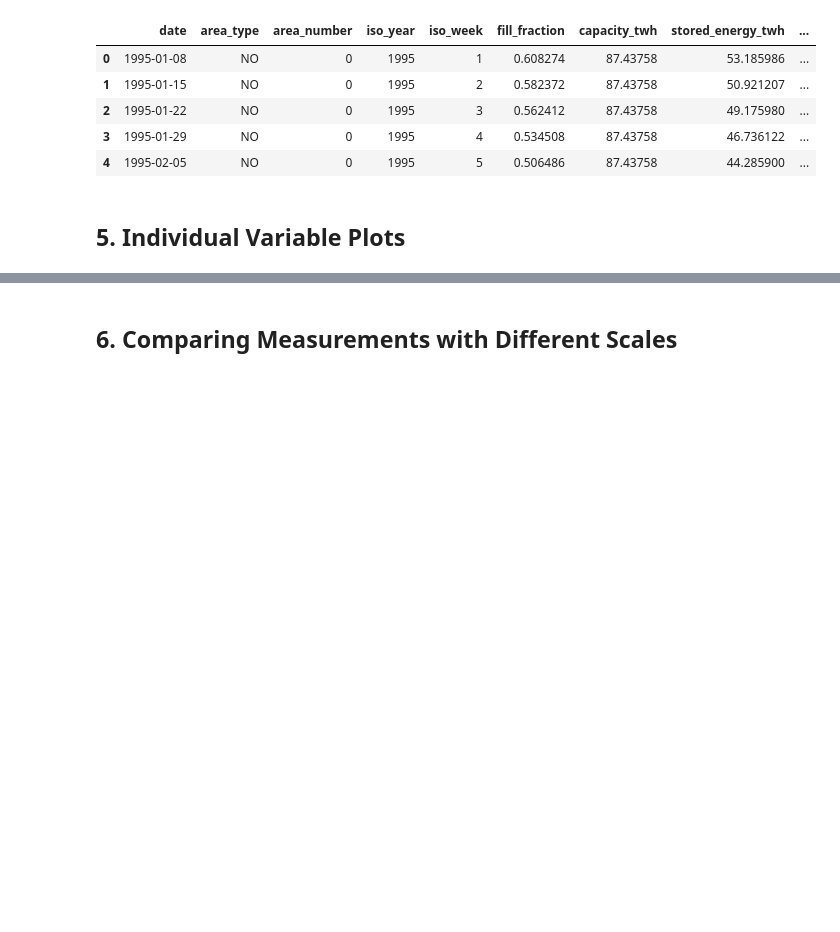
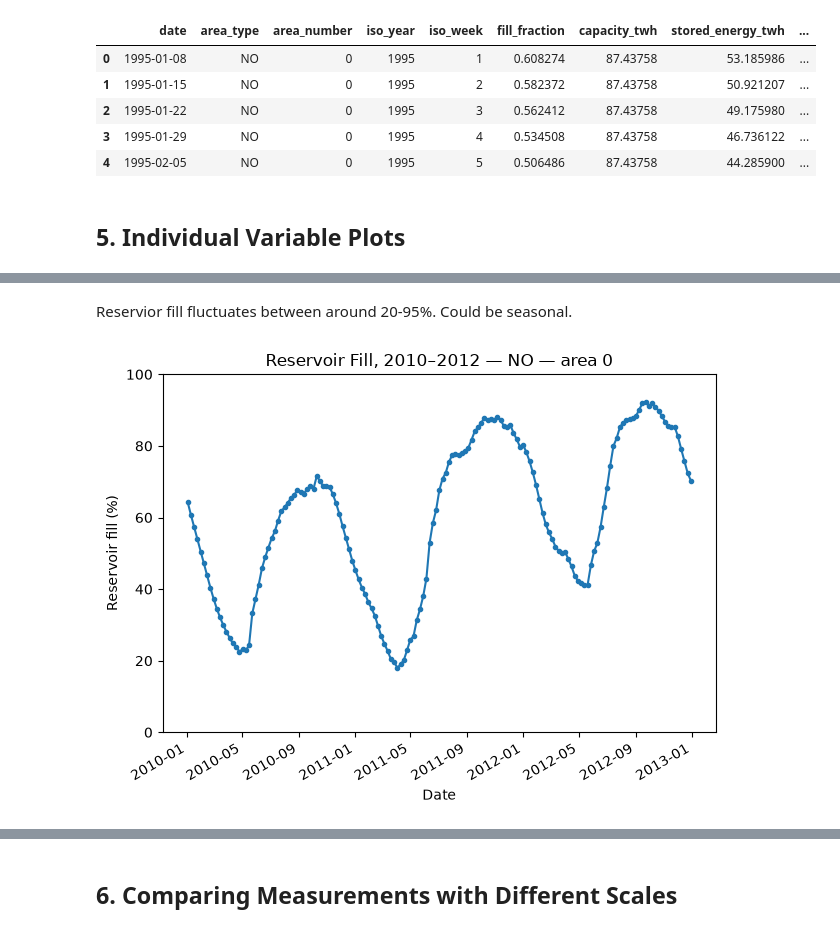
Before and after one commit to IngeGiljeGunnarshaug/ind320-inge-gilje-gunnarshaug, a Jupyter notebook: analysis.ipynb, the cells around one changed output, grey strips where cells are left out. Saved outputs shown, nothing was run; the diff lists cells and outputs as text; code cells hidden in the pictures; blank space fills up the shorter version.

```diff
--- a/analysis.ipynb
+++ b/analysis.ipynb
@@ -381,0 +414,34 @@ Observations: 1,653
+# %% [markdown]
+Reservior fill fluctuates between around 20-95%. Could be seasonal.
+# %%
+# Select three complete calendar years for the previously selected area.
+start_year = 2010
+end_year = start_year + 2
+
+three_years = area_df.loc[
+    area_df["date"].ge(f"{start_year}-01-01")
+    & area_df["date"].lt(f"{end_year + 1}-01-01")
+].sort_values("date")
+
+if three_years.empty:
+    raise ValueError("No observations are available for the selected years.")
+
+# Convert fill fractions to percentages for display.
+fig, ax = plt.subplots()
+ax.plot(
+    three_years["date"],
+    three_years["fill_fraction"] * 100,
+    marker=".",
+    linewidth=1.5,
+)
+
+ax.set_title(f"Reservoir Fill, {start_year}–{end_year} — {area_label}")
+ax.set_xlabel("Date")
+ax.set_ylabel("Reservoir fill (%)")
+ax.set_ylim(0, 100)
+
+fig.autofmt_xdate()
+fig.tight_layout()
+plt.show()
+# %% [output]
+[figure, added]
```
Also changed, not shown: parts of 34 cells of this notebook.
